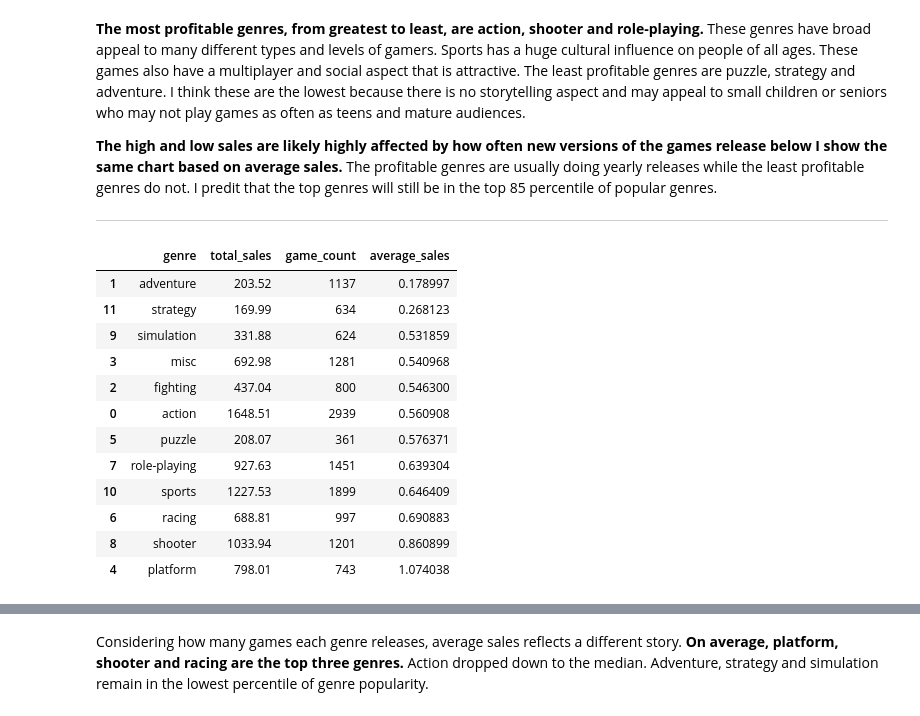
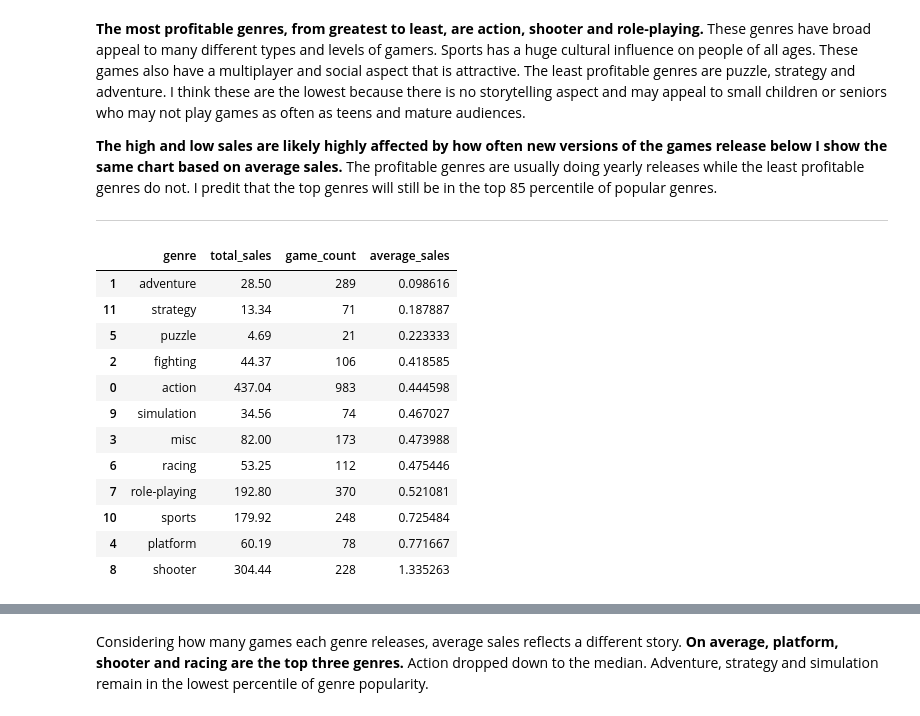
Before and after one commit to SabrinaMcField/Data_Science_Projects-TripleTen-, a Jupyter notebook: project3_marketing_analysis/IntegratedProject1.ipynb, the cells around one changed output, grey strips where cells are left out. Saved outputs shown, nothing was run; the diff lists cells and outputs as text; code cells hidden in the pictures.

```diff
--- a/project3_marketing_analysis/IntegratedProject1.ipynb
+++ b/project3_marketing_analysis/IntegratedProject1.ipynb
@@ -105,4 +29,8 @@ import matplotlib.pyplot as plt
 %matplotlib inline
 import seaborn as sns
 # %%
-df = pd.read_csv('/datasets/games.csv')
+# Create file path
+games_path = "/Users/sabrinamcfield/Data_Science_Projects-TripleTen-/project3_marketing_analysis/games.csv"
+
+# Load datasets
+df = pd.read_csv(games_path)
@@ -1147,25 +801,25 @@ plt.show()
 __________
 # %%
 # Grouped by genre to calculate the total sales and number of games
-genre_sales_avg_per_release = df.groupby('genre').agg(total_sales=('total_sales', 'sum'), game_count=('total_sales', 'count')).reset_index()
+genre_sales_avg_per_release = df_relevant.groupby('genre').agg(total_sales=('total_sales', 'sum'), game_count=('total_sales', 'count')).reset_index()
 
 # Calculate average sales per genre
 genre_sales_avg_per_release['average_sales'] = genre_sales_avg_per_release['total_sales'] / genre_sales_avg_per_release['game_count']
 
 genre_sales_avg_per_release = genre_sales_avg_per_release.sort_values(by='average_sales')
 
 genre_sales_avg_per_release
 # %% [output]
 |  | genre | total_sales | game_count | average_sales |
-| 1 | adventure | 203.52 | 1137 | 0.178997 |
-| 11 | strategy | 169.99 | 634 | 0.268123 |
-| 9 | simulation | 331.88 | 624 | 0.531859 |
-| 3 | misc | 692.98 | 1281 | 0.540968 |
-| 2 | fighting | 437.04 | 800 | 0.546300 |
-| 0 | action | 1648.51 | 2939 | 0.560908 |
-| 5 | puzzle | 208.07 | 361 | 0.576371 |
-| 7 | role-playing | 927.63 | 1451 | 0.639304 |
-| 10 | sports | 1227.53 | 1899 | 0.646409 |
-| 6 | racing | 688.81 | 997 | 0.690883 |
-| 8 | shooter | 1033.94 | 1201 | 0.860899 |
-| 4 | platform | 798.01 | 743 | 1.074038 |
+| 1 | adventure | 28.50 | 289 | 0.098616 |
+| 11 | strategy | 13.34 | 71 | 0.187887 |
+| 5 | puzzle | 4.69 | 21 | 0.223333 |
+| 2 | fighting | 44.37 | 106 | 0.418585 |
+| 0 | action | 437.04 | 983 | 0.444598 |
+| 9 | simulation | 34.56 | 74 | 0.467027 |
+| 3 | misc | 82.00 | 173 | 0.473988 |
+| 6 | racing | 53.25 | 112 | 0.475446 |
+| 7 | role-playing | 192.80 | 370 | 0.521081 |
+| 10 | sports | 179.92 | 248 | 0.725484 |
+| 4 | platform | 60.19 | 78 | 0.771667 |
+| 8 | shooter | 304.44 | 228 | 1.335263 |
```
Also changed, not shown: parts of 59 cells of this notebook.
